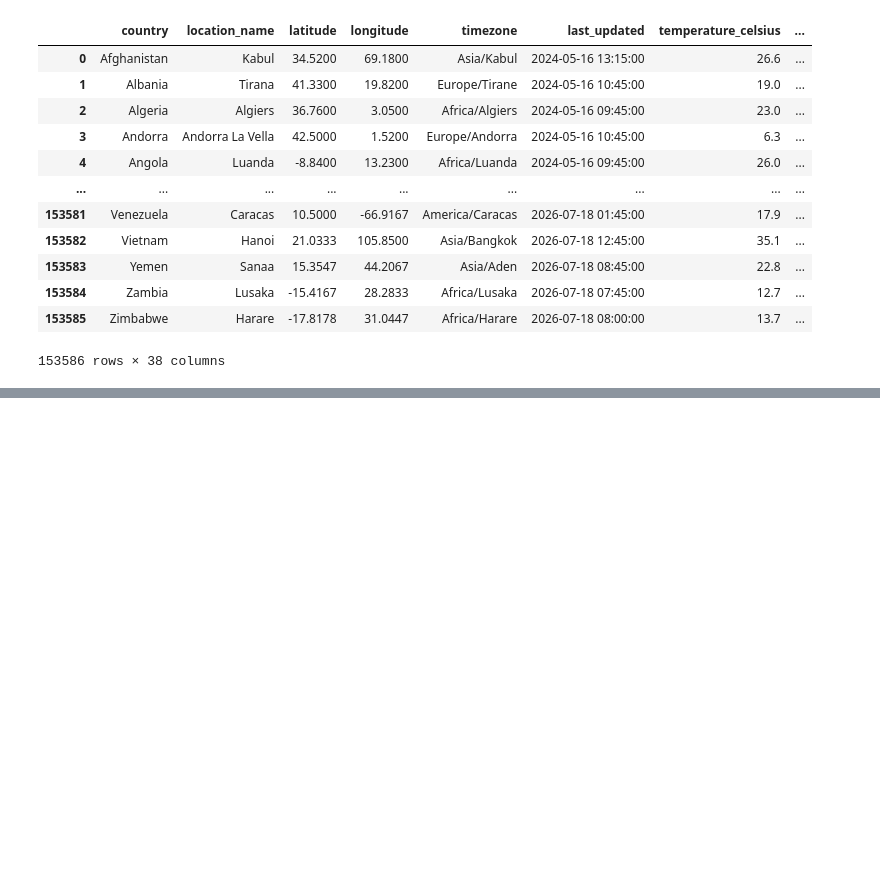
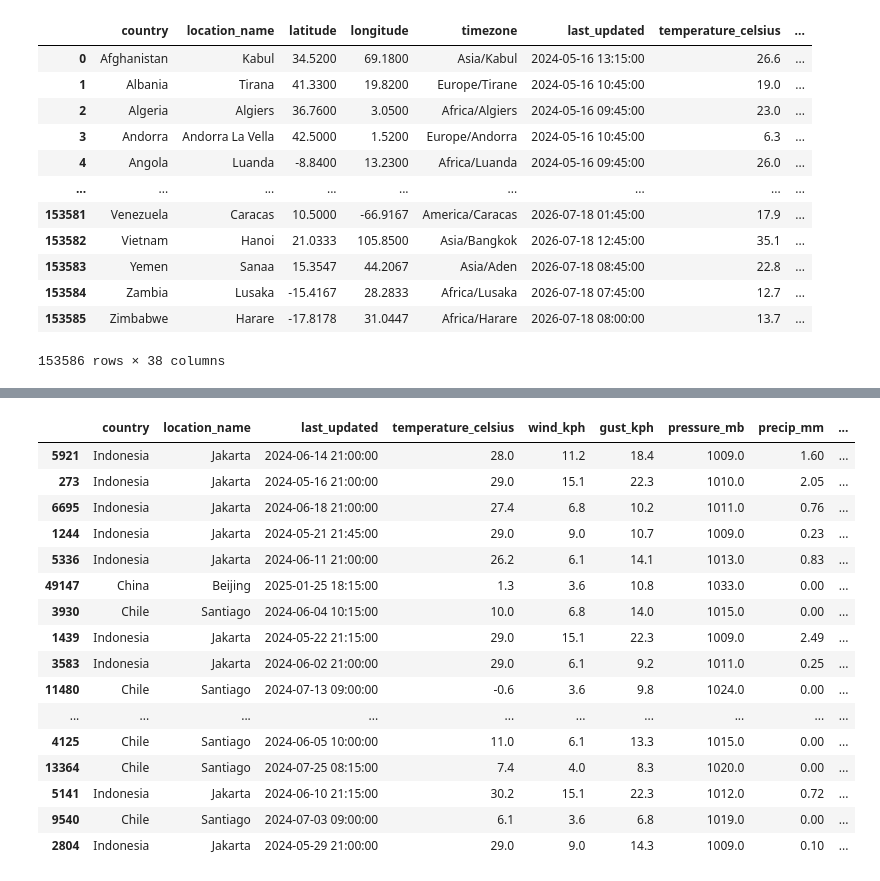
Before and after one commit to Aeiman191/Weather-Trend-Forecasting, a Jupyter notebook: Data_Preprocessing.ipynb, the cells around one changed output, grey strips where cells are left out. Cells and saved outputs as stored; diff of their text form; code cells hidden in the pictures; blank space fills up the shorter version.

Commit message:
Anomaly Detection

```diff
--- a/Data_Preprocessing.ipynb
+++ b/Data_Preprocessing.ipynb
@@ -1090,0 +1160,8 @@ df.to_csv("weather_cleaned.csv", index=False)
+# %%
+anomaly_results = df.loc[anomaly_data.index].copy()
+
+anomaly_results["anomaly_label"] = anomaly_labels
+anomaly_results["is_anomaly"] = anomaly_labels == -1
+
+# Smaller/more negative values represent stronger anomalies
+anomaly_results["anomaly_score"] = anomaly_scores
@@ -1090,0 +1220,46 @@ df.to_csv("weather_cleaned.csv", index=False)
+# %%
+strongest_anomalies = (
+    anomaly_results[
+        anomaly_results["is_anomaly"]
+    ]
+    .sort_values("anomaly_score")
+)
+
+display(
+    strongest_anomalies[
+        [
+            "country",
+            "location_name",
+            "last_updated",
+            "temperature_celsius",
+            "wind_kph",
+            "gust_kph",
+            "pressure_mb",
+            "precip_mm",
+            "humidity",
+            "visibility_km",
+            "air_quality_PM2.5",
+            "air_quality_PM10",
+            "anomaly_score"
+        ]
+    ]
+    .head(20)
+)
+# %% [output]
+|  | country | location_name | last_updated | temperature_celsius | wind_kph | gust_kph | pressure_mb | precip_mm | ... |
+| 5921 | Indonesia | Jakarta | 2024-06-14 21:00:00 | 28.0 | 11.2 | 18.4 | 1009.0 | 1.60 | ... |
+| 273 | Indonesia | Jakarta | 2024-05-16 21:00:00 | 29.0 | 15.1 | 22.3 | 1010.0 | 2.05 | ... |
+| 6695 | Indonesia | Jakarta | 2024-06-18 21:00:00 | 27.4 | 6.8 | 10.2 | 1011.0 | 0.76 | ... |
+| 1244 | Indonesia | Jakarta | 2024-05-21 21:45:00 | 29.0 | 9.0 | 10.7 | 1009.0 | 0.23 | ... |
+| 5336 | Indonesia | Jakarta | 2024-06-11 21:00:00 | 26.2 | 6.1 | 14.1 | 1013.0 | 0.83 | ... |
+| 49147 | China | Beijing | 2025-01-25 18:15:00 | 1.3 | 3.6 | 10.8 | 1033.0 | 0.00 | ... |
+| 3930 | Chile | Santiago | 2024-06-04 10:15:00 | 10.0 | 6.8 | 14.0 | 1015.0 | 0.00 | ... |
+| 1439 | Indonesia | Jakarta | 2024-05-22 21:15:00 | 29.0 | 15.1 | 22.3 | 1009.0 | 2.49 | ... |
+| 3583 | Indonesia | Jakarta | 2024-06-02 21:00:00 | 29.0 | 6.1 | 9.2 | 1011.0 | 0.25 | ... |
+| 11480 | Chile | Santiago | 2024-07-13 09:00:00 | -0.6 | 3.6 | 9.8 | 1024.0 | 0.00 | ... |
+| ... | ... | ... | ... | ... | ... | ... | ... | ... | ... |
+| 4125 | Chile | Santiago | 2024-06-05 10:00:00 | 11.0 | 6.1 | 13.3 | 1015.0 | 0.00 | ... |
+| 13364 | Chile | Santiago | 2024-07-25 08:15:00 | 7.4 | 4.0 | 8.3 | 1020.0 | 0.00 | ... |
+| 5141 | Indonesia | Jakarta | 2024-06-10 21:15:00 | 30.2 | 15.1 | 22.3 | 1012.0 | 0.72 | ... |
+| 9540 | Chile | Santiago | 2024-07-03 09:00:00 | 6.1 | 3.6 | 6.8 | 1019.0 | 0.00 | ... |
+| 2804 | Indonesia | Jakarta | 2024-05-29 21:00:00 | 29.0 | 9.0 | 14.3 | 1009.0 | 0.10 | ... |
```
Also changed, not shown: parts of 20 cells of this notebook, 1 other file.
